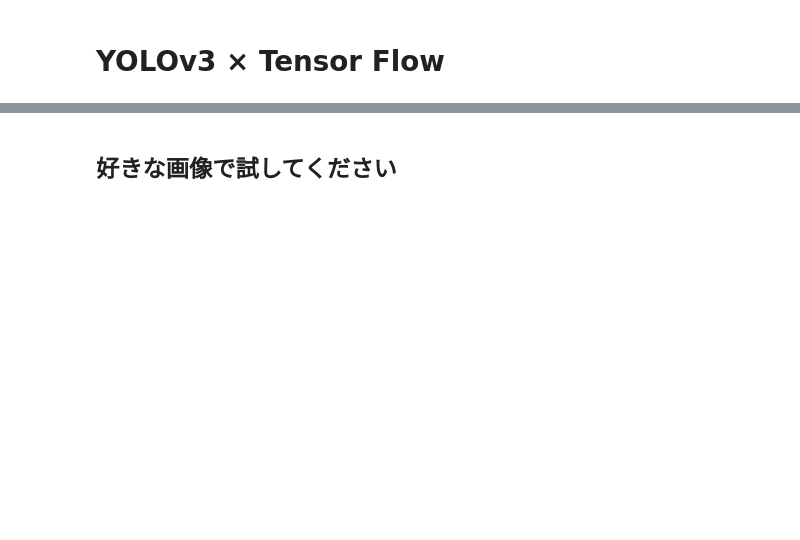
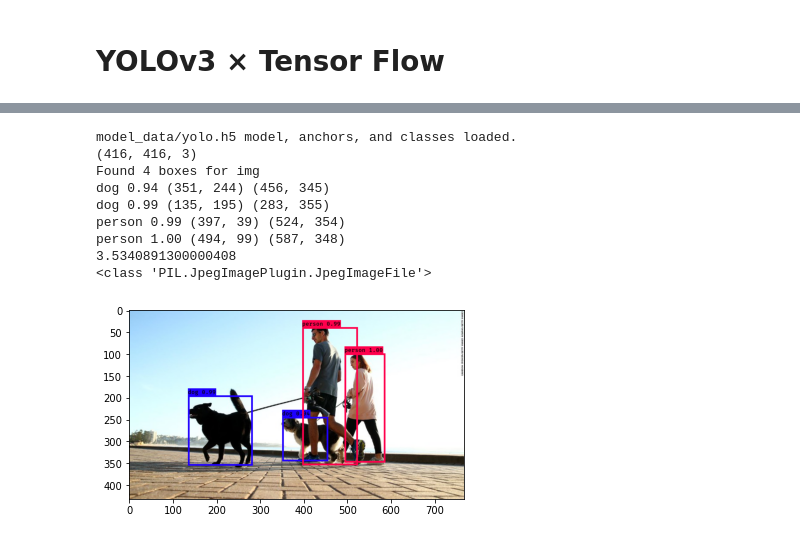
Before and after one commit to c-c-c-c/yolo_sample, a Jupyter notebook: yolo_v3_colab_keras.ipynb, the cells around one changed output, grey strips where cells are left out. Saved outputs shown, nothing was run; the diff lists cells and outputs as text; code cells hidden in the pictures; blank space fills up the shorter version.

```diff
--- a/yolo_v3_colab_keras.ipynb
+++ b/yolo_v3_colab_keras.ipynb
@@ -200,2 +60,0 @@ plt.imshow(imgcv_origin4show)
-# %% [markdown]
-## 好きな画像で試してください
@@ -227,0 +279,22 @@ plt.imshow(img_try4show)
+# %%
+def detect_img(image):
+
+    yolo = YOLO()
+
+    r_image = yolo.detect_image(image)
+    print(type(r_image))
+    plt.imshow(r_image)
+# %%
+image = Image.open("../images/walk.jpg")
+detect_img(image)
+# %% [output]
+model_data/yolo.h5 model, anchors, and classes loaded.
+(416, 416, 3)
+Found 4 boxes for img
+dog 0.94 (351, 244) (456, 345)
+dog 0.99 (135, 195) (283, 355)
+person 0.99 (397, 39) (524, 354)
+person 1.00 (494, 99) (587, 348)
+3.5340891300000408
+<class 'PIL.JpegImagePlugin.JpegImageFile'>
+[figure, added]
```
Also changed, not shown: parts of 26 cells of this notebook.
